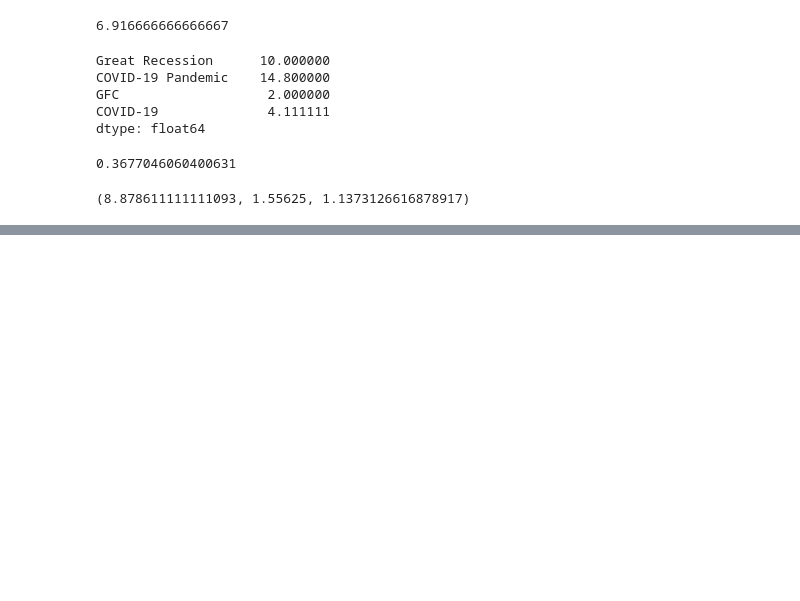
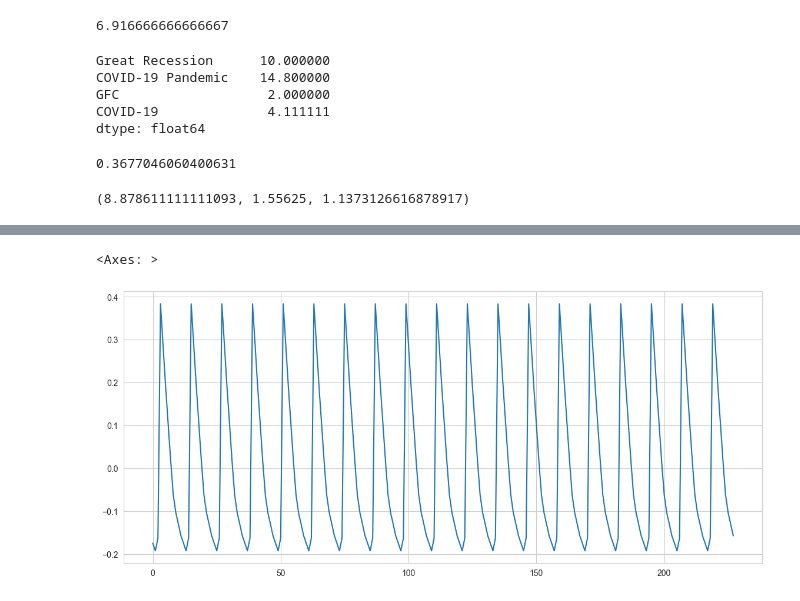
Before and after one commit to rafaelcattan/rafaelcattan.github.io, a Jupyter notebook: analysis/notebooks/data_analysis.ipynb, the cells around one changed output, grey strips where cells are left out. Cells and saved outputs as stored; diff of their text form; code cells hidden in the pictures; blank space fills up the shorter version.

```diff
--- a/analysis/notebooks/data_analysis.ipynb
+++ b/analysis/notebooks/data_analysis.ipynb
@@ -362,0 +485,5 @@ baseline, six_month_avg, arima_mase
+# %%
+pd.Series([decomposition.seasonal[i] for i in range(12, len(decomposition.seasonal))]).round(4).plot()
+# %% [output]
+<Axes: >
+[figure, added]
```
Also changed, not shown: parts of 11 cells of this notebook, 1 other file.
